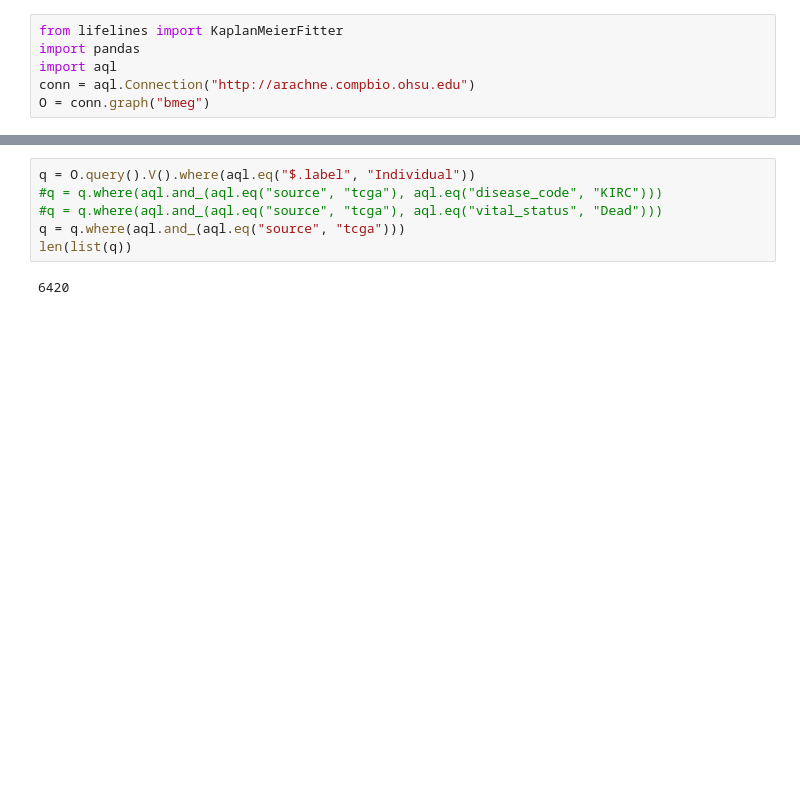
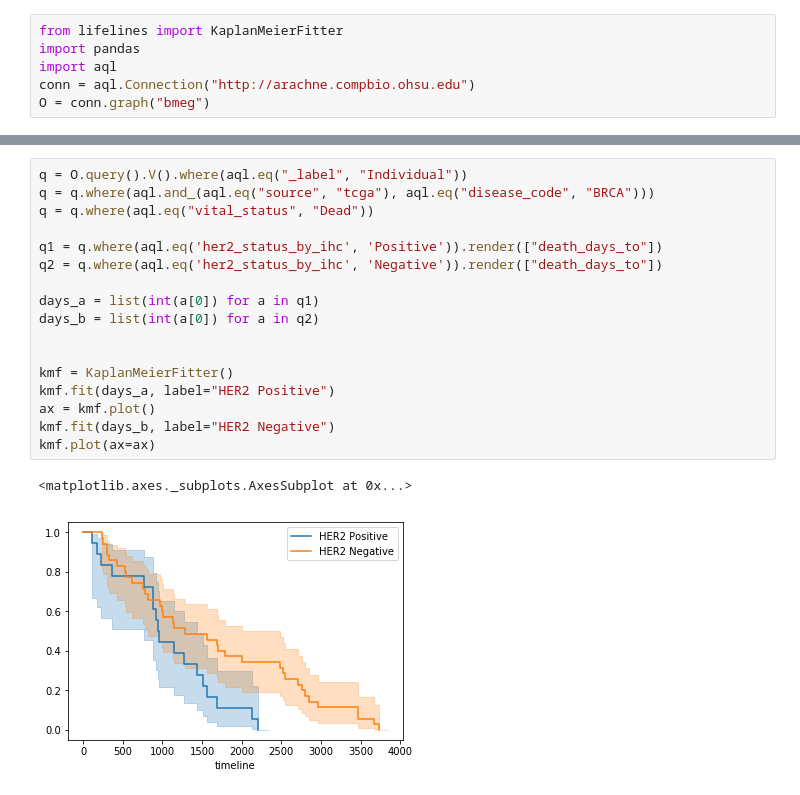
Before and after one commit to bmeg/analysis, a Jupyter notebook: KM.ipynb, the cells around one changed output, grey strips where cells are left out. Drawn from its saved outputs; the diff is of its cells as text; blank space fills up the shorter version.

```diff
--- a/KM.ipynb
+++ b/KM.ipynb
@@ -70,8 +20,20 @@ kmf.plot()
 # %%
-q = O.query().V().where(aql.eq("$.label", "Individual"))
-#q = q.where(aql.and_(aql.eq("source", "tcga"), aql.eq("disease_code", "KIRC")))
-#q = q.where(aql.and_(aql.eq("source", "tcga"), aql.eq("vital_status", "Dead")))
-q = q.where(aql.and_(aql.eq("source", "tcga")))
-len(list(q))
+q = O.query().V().where(aql.eq("_label", "Individual"))
+q = q.where(aql.and_(aql.eq("source", "tcga"), aql.eq("disease_code", "BRCA")))
+q = q.where(aql.eq("vital_status", "Dead"))
+
+q1 = q.where(aql.eq('her2_status_by_ihc', 'Positive')).render(["death_days_to"])
+q2 = q.where(aql.eq('her2_status_by_ihc', 'Negative')).render(["death_days_to"])
+
+days_a = list(int(a[0]) for a in q1)
+days_b = list(int(a[0]) for a in q2)
+
+
+kmf = KaplanMeierFitter()
+kmf.fit(days_a, label="HER2 Positive")
+ax = kmf.plot()
+kmf.fit(days_b, label="HER2 Negative")
+kmf.plot(ax=ax)
 # %% [output]
-6420
+<matplotlib.axes._subplots.AxesSubplot at 0x...>
+[figure, added]
```
Also changed, not shown: parts of 4 cells of this notebook, 3 other files.
